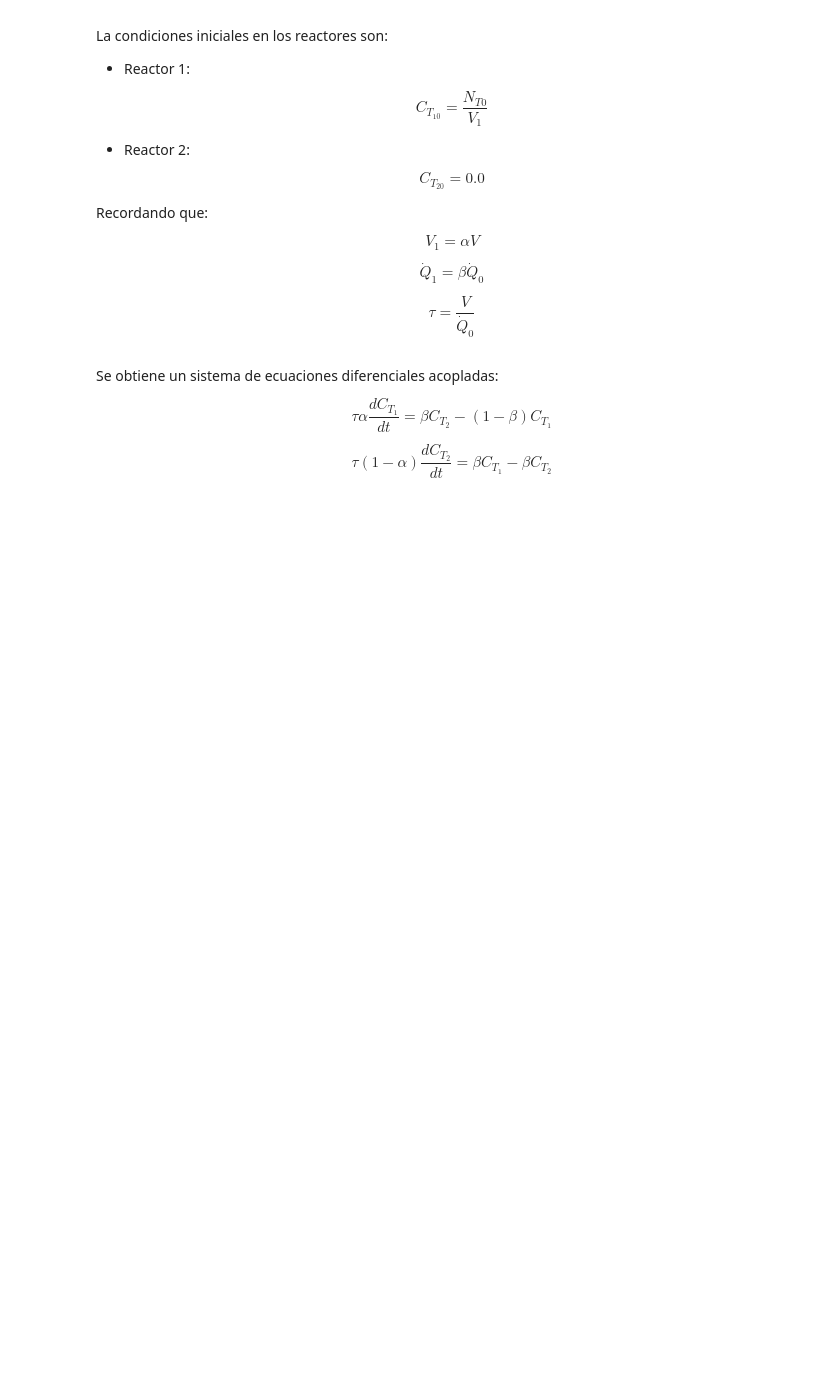
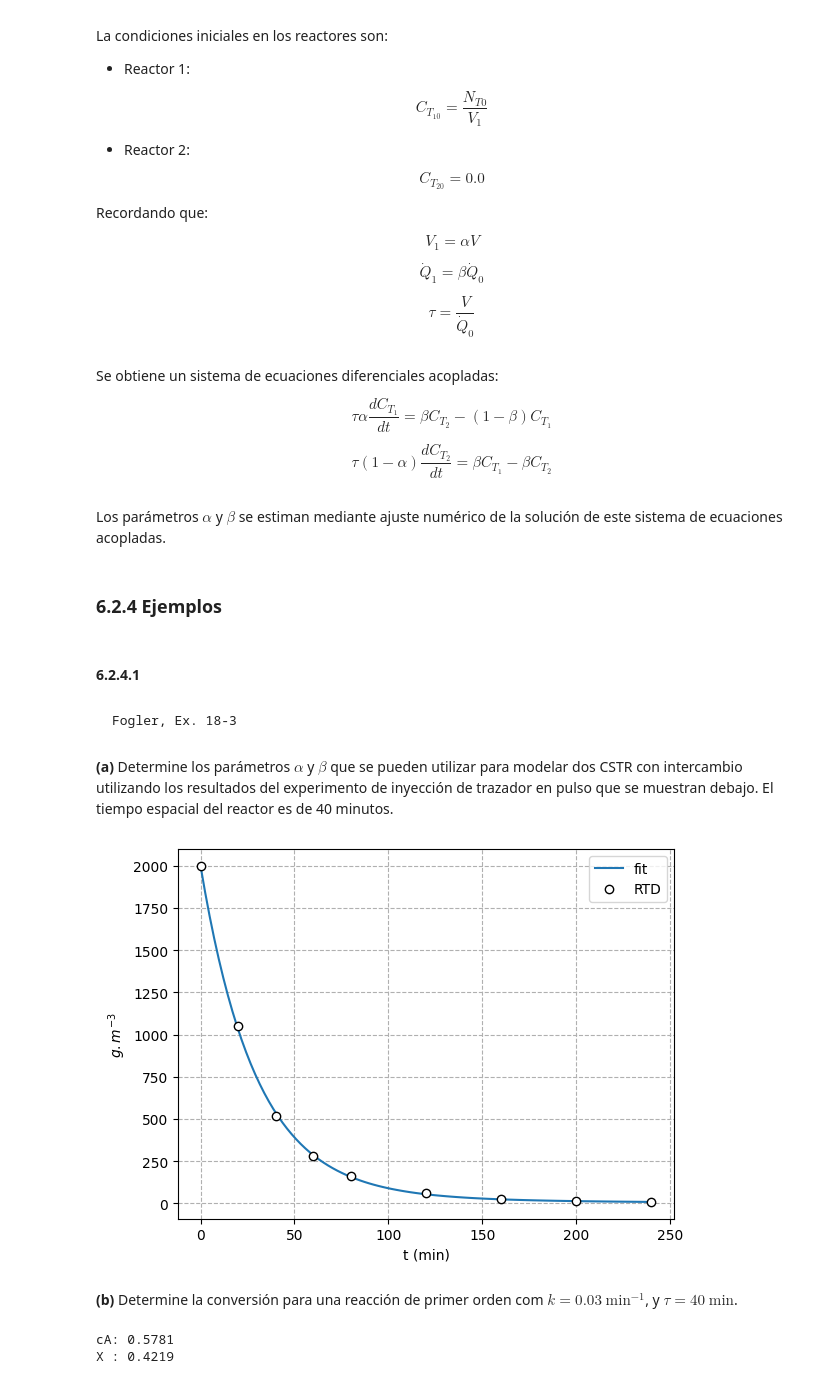
Before and after one commit to eicastroc/Kin_Cinvestav_IngMetalurgica, a Jupyter notebook: 05_analisisRTD/06_modelos_dos_parametros.ipynb, the cells around one changed output. Drawn from its saved outputs; the diff is of its cells as text; code cells hidden in the pictures; blank space fills up the shorter version.

```diff
--- a/05_analisisRTD/06_modelos_dos_parametros.ipynb
+++ b/05_analisisRTD/06_modelos_dos_parametros.ipynb
@@ -532,3 +480,5 @@ Se obtiene un sistema de ecuaciones diferenciales acopladas:
 $$\tau \alpha \frac{dC_{T_1}}{dt} = \beta C_{T_2} - \left(1-\beta\right) C_{T_1}$$
 
 $$\tau \left(1-\alpha\right) \frac{dC_{T_2}}{dt} = \beta C_{T_1} - \beta C_{T_2}$$
+# %% [markdown]
+Los parámetros $\alpha$ y $\beta$ se estiman mediante ajuste numérico de la solución de este sistema de ecuaciones acopladas.
@@ -534,0 +518,42 @@ $$\tau \left(1-\alpha\right) \frac{dC_{T_2}}{dt} = \beta C_{T_1} - \beta C_{T_2}
+# %% [markdown]
+### 6.2.4 Ejemplos
+# %% [markdown]
+#### 6.2.4.1
+# %% [markdown]
+    Fogler, Ex. 18-3
+# %% [markdown]
+**(a)** Determine los parámetros $\alpha$ y $\beta$ que se pueden utilizar para modelar dos CSTR con intercambio utilizando los resultados del experimento de inyección de trazador en pulso que se muestran debajo. El tiempo espacial del reactor es de 40 minutos.
+# %%
+t  = np.array([0.0, 20, 40, 60, 80, 120, 160, 200, 240]) # min
+cT = np.array([2000, 1050, 520, 280, 160, 61, 29, 16.4, 10.0]) # mg/dm3
+# %%
+cT0, tau = cT[0], 40
+
+popt = fit_pulse_cstr_2_inter(t, cT0, alp, bet, tau)
+
+fig, ax = plt.subplots()
+tt = np.linspace(0, 240, 100)
+ax.plot(tt, solve_pulse_cstr_2_inter(tt, cT0, *popt), label='fit')
+ax.plot(t, cT, ls='', marker='o', c='k', mfc='w', label='RTD')
+ax.set_xlabel(r"t (min)")
+ax.set_ylabel(r"$g.m^{-3}$")
+ax.legend()
+ax.grid(ls='--')
+# %% [output]
+[figure, added]
+# %% [markdown]
+**(b)** Determine la conversión para una reacción de primer orden com $k=0.03$ $\mathrm{min^{-1}}$, y $\tau=40$ $\mathrm{min}$.
+# %%
+### Condiciones del reactor
+V, Q = 40, 1 # de tal forma que tau=40
+tau = V/Q
+cA0 = 1.0 # mol/m3, concentracion inicial de A
+k = 0.03 #C^(n-1)/min
+r_A = lambda cA: -k*cA
+
+cA = cstr_2_inter(cA0, V, Q, r_A, alp, bet)
+print(f"cA: {cA[0]:.4f}")
+print(f"X : {1-cA[0]/cA0:.4f}")
+# %% [output]
+cA: 0.5781
+X : 0.4219
```
Also changed, not shown: parts of 21 cells of this notebook, 2 other files.
